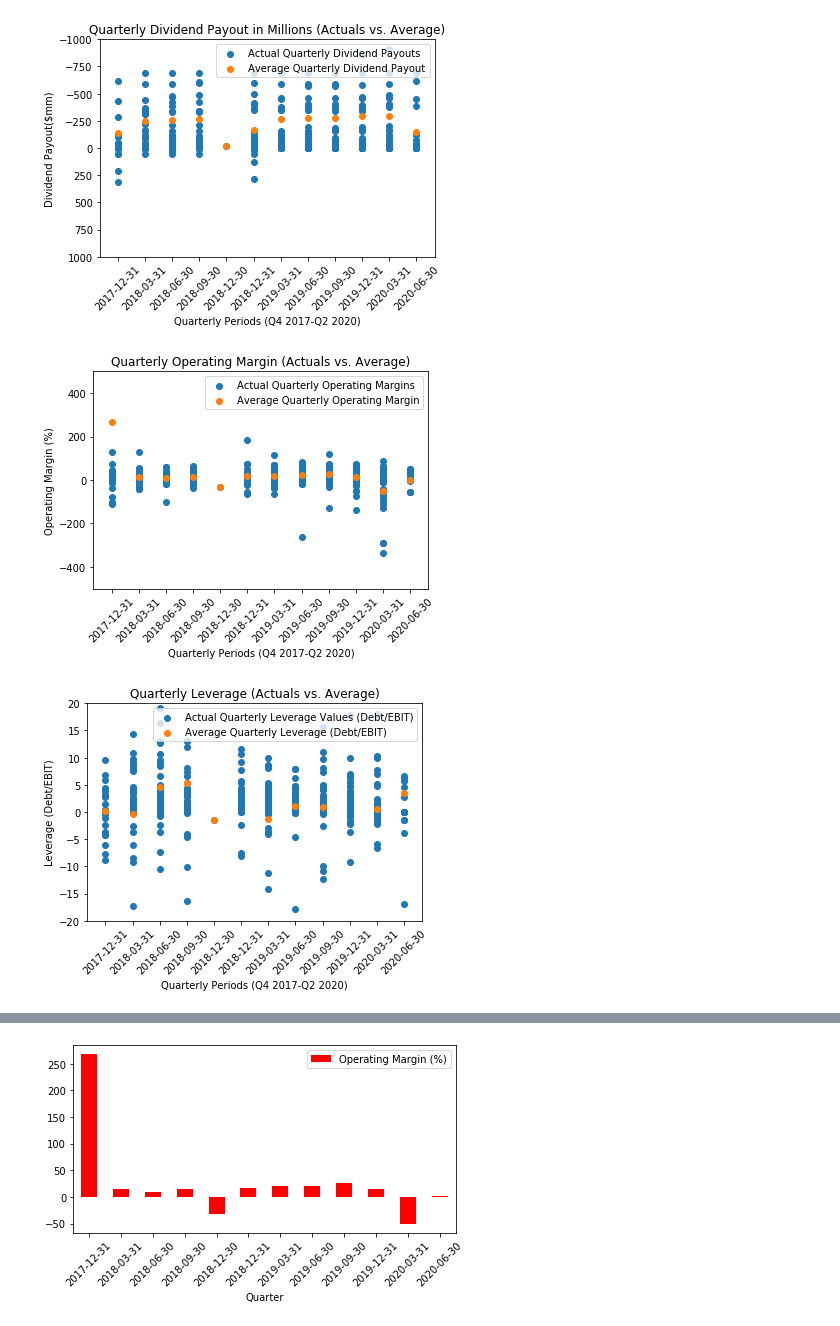
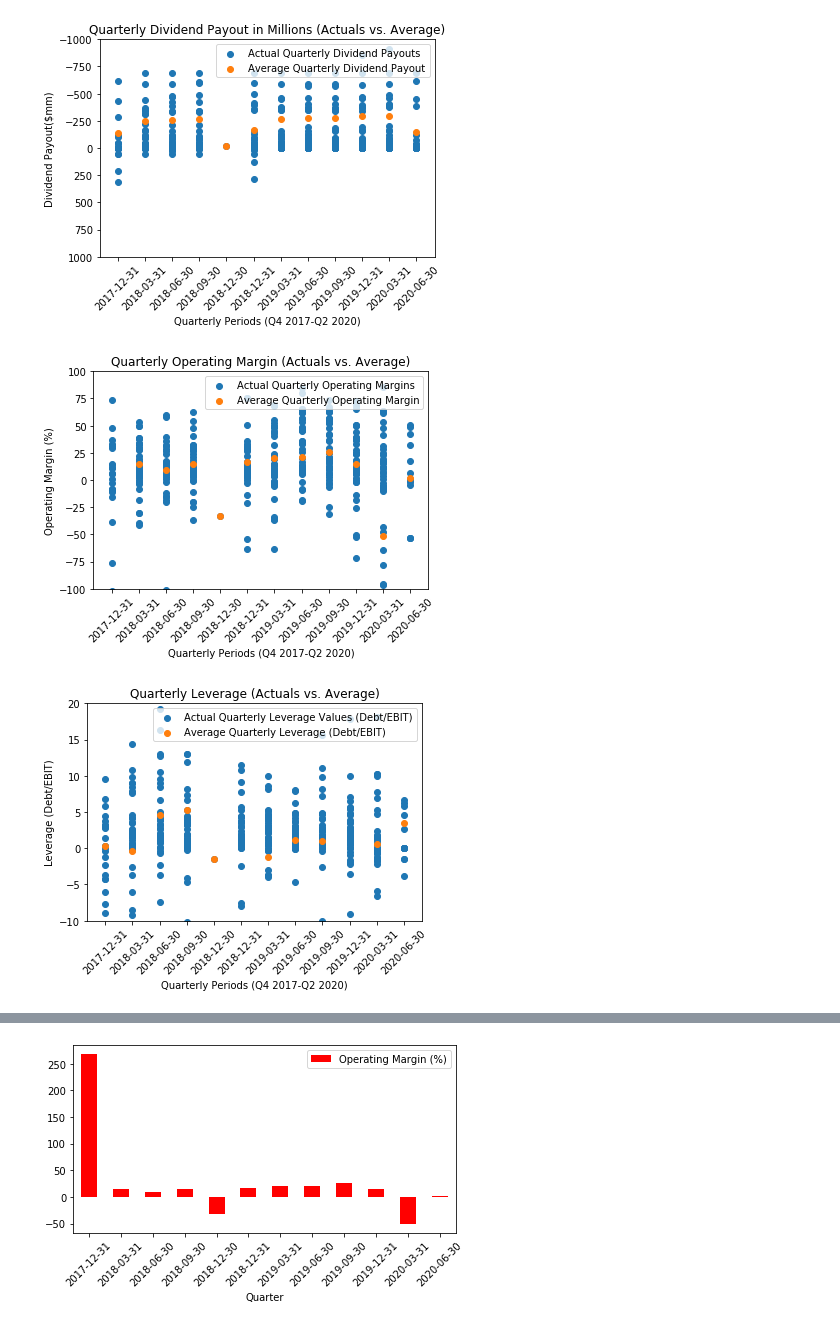
Before and after one commit to dsc55704973/project_one, a Jupyter notebook: developer/Daniel Carrillo's Work/visualizations_.ipynb, the cells around one changed output, grey strips where cells are left out. Drawn from its saved outputs; the diff is of its cells as text; code cells hidden in the pictures.

Commit message:
updated charts

```diff
--- a/developer/Daniel Carrillo's Work/visualizations_.ipynb
+++ b/developer/Daniel Carrillo's Work/visualizations_.ipynb
@@ -97,9 +101,9 @@ plt.savefig("../visualizations/dividend_payout_per_quarter.png")
 [figure]
 # %%
 # operating margin per quarter visualization
-x_values = df['Quarter']
-y_values = df['Operating Margin (%)']
-plt.scatter(x_values, y_values, label="Actual Quarterly Operating Margins")
+x_values_1 = df['Quarter']
+y_values_1 = df['Operating Margin (%)']
+plt.scatter(x_values_1, y_values_1, label="Actual Quarterly Operating Margins")
 
 # average operating margin per quarter visualization
 x_values = quarterly_data['Quarter']
@@ -112,35 +116,35 @@ plt.ylabel("Operating Margin (%)")
 plt.title("Quarterly Operating Margin (Actuals vs. Average)")
 plt.legend(loc='upper right')
 plt.xticks(rotation=45)
-plt.ylim(-500,500)
+plt.ylim(-100,100)
 
 # save output
 plt.savefig("../visualizations/operating_margin_per_quarter.png")
 # %% [output]
-[figure, old version]
+[figure, new version]
 # %%
 # leverage per quarter visualization
 x_values = df['Quarter']
 y_values = df['Leverage (Debt/EBIT)']
 plt.scatter(x_values, y_values, label="Actual Quarterly Leverage Values (Debt/EBIT)")
 
 # average leverage per quarter visualization
 x_values = quarterly_data['Quarter']
 y_values = quarterly_data['Average Quarterly Leverage Ratio']
 plt.scatter(x_values, y_values, label="Average Quarterly Leverage (Debt/EBIT)")
 
 # formatting
 plt.xlabel("Quarterly Periods (Q4 2017-Q2 2020)")
 plt.ylabel("Leverage (Debt/EBIT)")
 plt.title("Quarterly Leverage (Actuals vs. Average)")
 plt.legend(loc='upper right')
 plt.xticks(rotation=45)
-plt.ylim(-20,20)
+plt.ylim(-10,20)
 
 # save output
 plt.savefig("../visualizations/leverage_per_quarter.png")
 # %% [output]
-[figure, old version]
+[figure, new version]
 # %%
 # EBIT payout per quarter visualization
 x_values = df['Quarter']
```
Also changed, not shown: parts of 3 cells of this notebook, 5 other files.
